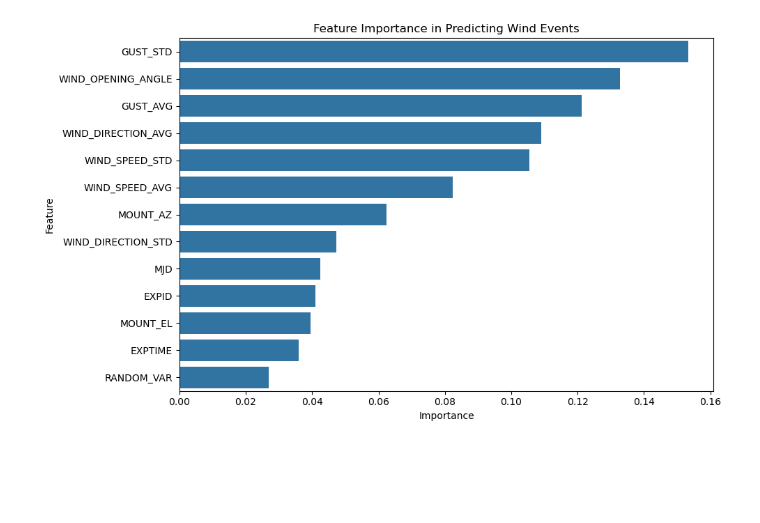
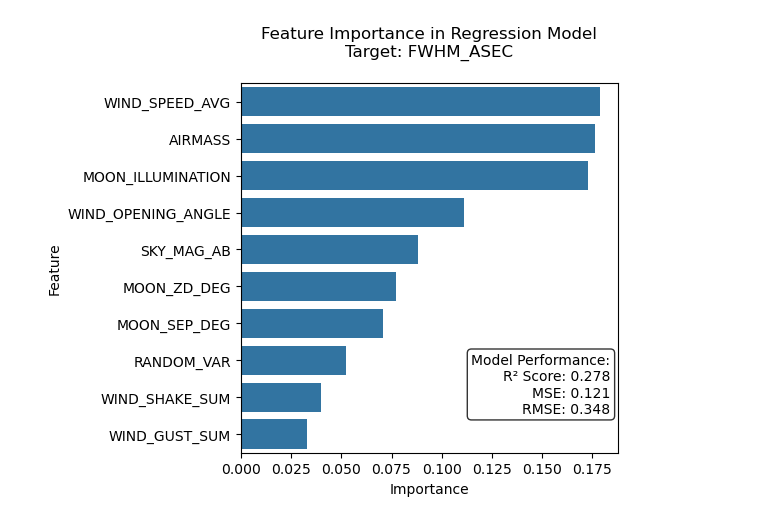
Before and after one commit to forero/wind_effects, a Jupyter notebook: feature_importance_for_wind_event.ipynb, the cells around one changed output. Cells and saved outputs as stored; diff of their text form; code cells hidden in the pictures; blank space fills up the shorter version.

Commit message:
now predicting gfa data

```diff
--- a/feature_importance_for_wind_event.ipynb
+++ b/feature_importance_for_wind_event.ipynb
@@ -11,3 +12,4 @@ extended_exposure_table = Table.read('extended_exposure_data.ecsv').to_pandas()
 no_wind_speed = extended_exposure_table['WIND_SPEED_AVG']<1E-5
 ii = ~(no_wind_speed)
 data = extended_exposure_table[ii]
+gfa = Table.read("/global/cfs/cdirs/desi/survey/GFA/offline_matched_coadd_ccds_main-thru_20241126.fits", hdu=2).to_pandas()
@@ -14,23 +74,23 @@ data = extended_exposure_table[ii]
 # %%
 # Create a copy of the data first to avoid chained indexing
-data = data.copy()
+data = data_extended.copy()
 
 # Clean data by dropping NaN values first
-data = data.dropna()
+data = data_extended.dropna()
 
 # Create new columns using .loc
 data.loc[:, 'WIND_EVENT'] = data['WIND_SHAKE_SUM'] + data['WIND_GUST_SUM']
 data.loc[:, 'RANDOM_VAR'] = np.random.random(len(data))
-data.loc[:, 'WIND_EVENT_BINARY'] = (data['WIND_EVENT'] > 0).astype(int)
+#data.loc[:, 'WIND_EVENT_BINARY'] = (data['WIND_EVENT'] > 0).astype(int)
 
 # Select features (excluding WIND_EVENT, WIND_SHAKE_SUM, WIND_GUST_SUM, and target)
-feature_cols = [col for col in data.columns if col not in ['WIND_EVENT', 'WIND_SHAKE_SUM',
-                                                         'WIND_GUST_SUM', 'WIND_EVENT_BINARY',
-                                                         'TIMESTAMP', 'SURVEY', 'PROGRAM']]
+feature_cols = ['WIND_SPEED_AVG', 'WIND_OPENING_ANGLE', 'WIND_SHAKE_SUM', 'WIND_GUST_SUM', 'MOON_ILLUMINATION', 'MOON_ZD_DEG', 'MOON_SEP_DEG',
+               'RANDOM_VAR', 'SKY_MAG_AB', 'AIRMASS']
 
+target_feature = 'FWHM_ASEC'
 # Create feature matrix and target vector
 X = data[feature_cols]
-y = data['WIND_EVENT_BINARY']
+y = data[target_feature]
 
 # Print information about the dataset
 print(f"Dataset size: {len(X)}")
@@ -38,8 +113,8 @@ print(f"Dataset size: {len(X)}")
 # Split the data
 X_train, X_test, y_train, y_test = train_test_split(X, y, test_size=0.3, random_state=42)
 
-# Train Random Forest
-rf = RandomForestClassifier(n_estimators=100, random_state=42, max_depth=10)
+# Train Random Forest Regressor
+rf = RandomForestRegressor(n_estimators=40, random_state=42, max_depth=10)
 rf.fit(X_train, y_train)
 
 # Get feature importance
@@ -49,18 +124,41 @@ importance_df = pd.DataFrame({
 })
 importance_df = importance_df.sort_values('Importance', ascending=False)
 
+# Calculate performance metrics
+y_pred = rf.predict(X_test)
+mse = np.mean((y_test - y_pred) ** 2)
+r2 = rf.score(X_test, y_test)
+rmse = np.sqrt(mse)
+
 # Create the plot
-plt.figure(figsize=(10, 6))
-sns.barplot(data=importance_df, x='Importance', y='Feature')
-plt.title('Feature Importance in Predicting Wind Events')
+fig, ax = plt.subplots(figsize=(6, 5))
+
+# Plot the feature importance barplot
+sns.barplot(data=importance_df, x='Importance', y='Feature', ax=ax)
+
+# Add title with target feature
+plt.title(f'Feature Importance in Regression Model\nTarget: {target_feature}', pad=20)
 plt.xlabel('Importance')
 plt.ylabel('Feature')
+
+# Add performance metrics text box
+metrics_text = f'Model Performance:\nR² Score: {r2:.3f}\nMSE: {mse:.3f}\nRMSE: {rmse:.3f}'
+plt.text(0.98, 0.10, metrics_text,
+         transform=ax.transAxes,
+         verticalalignment='bottom',
+         horizontalalignment='right',
+         bbox=dict(boxstyle='round', facecolor='white', alpha=0.8))
+
 plt.tight_layout()
-
-plt.savefig('feature_importance.jpg',bbox_inches='tight')
+plt.savefig('feature_importance_regression_{}.jpg'.format(target_feature), bbox_inches='tight', dpi=300)
 
 # Print the feature importance values
-print("\nFeature Importance Rankings:")
+print("\nFeature Importance Rankings (Regression):")
 for idx, row in importance_df.iterrows():
     print(f"{row['Feature']}: {row['Importance']:.4f}")
+
+print(f"\nModel Performance:")
+print(f"Mean Squared Error: {mse:.4f}")
+print(f"R² Score: {r2:.4f}")
+print(f"Root Mean Squared Error: {rmse:.4f}")
 # %% [output]
@@ -81 +181 @@ RANDOM_VAR: 0.0268
-[figure, old version]
+[figure, new version]
```
Also changed, not shown: parts of 9 cells of this notebook.
